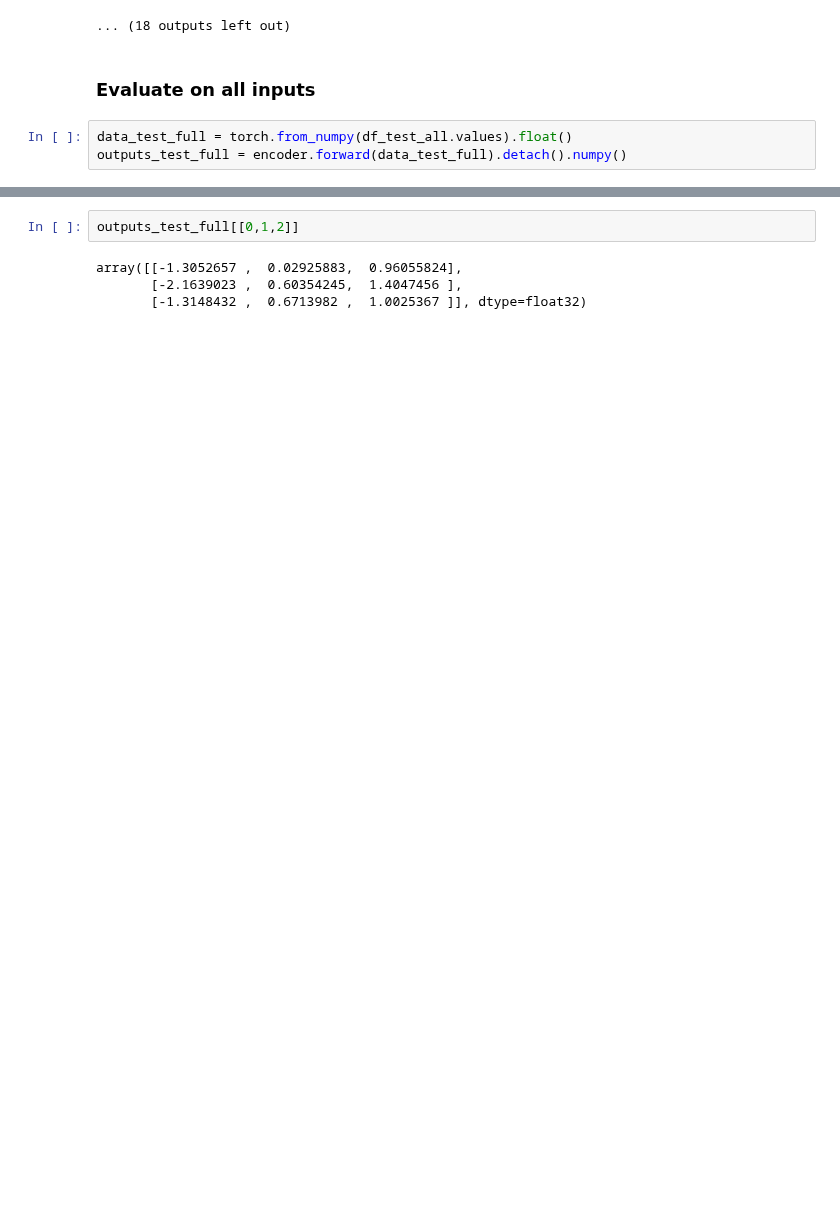
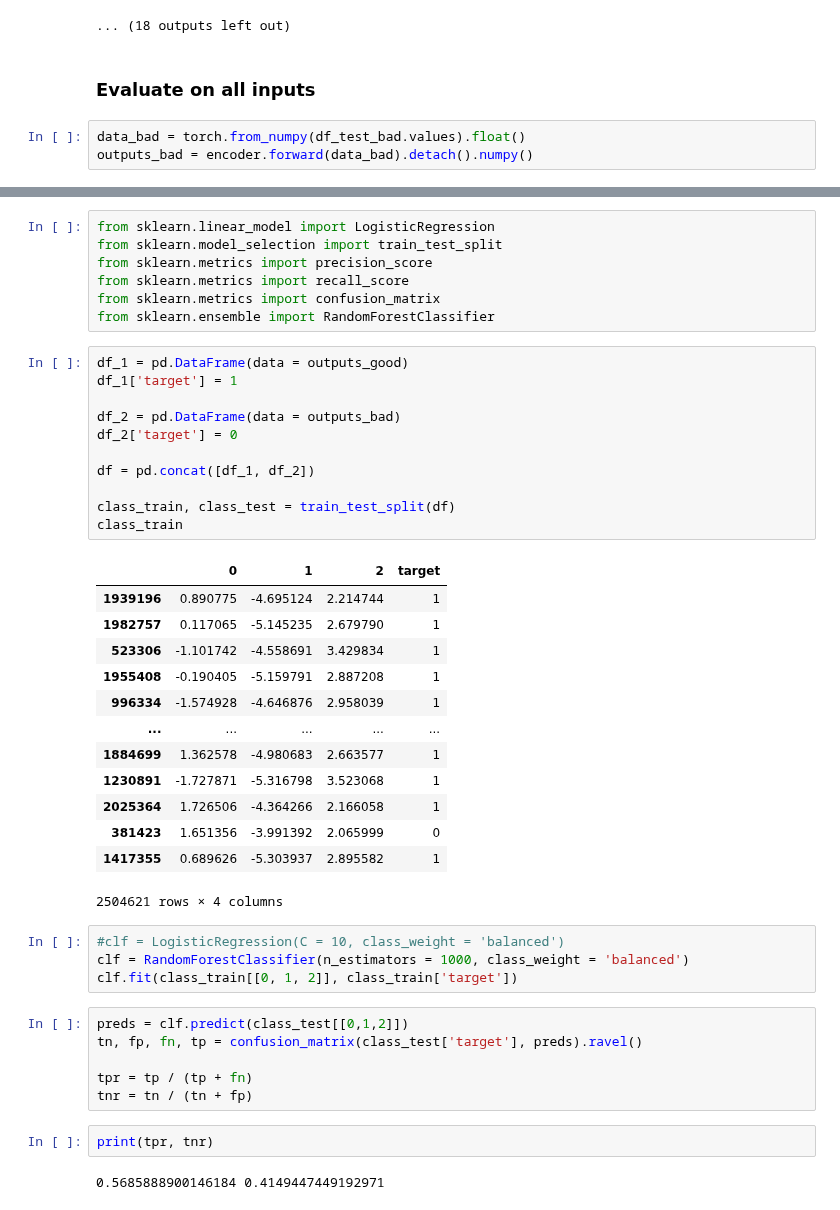
Before and after one commit to zcapjdb/UKAEAGroupProject, a Jupyter notebook: src/notebooks/AutoEncoderOutputs.ipynb, the cells around one changed output, grey strips where cells are left out. Cells and saved outputs as stored; diff of their text form; blank space fills up the shorter version.

```diff
--- a/src/notebooks/AutoEncoderOutputs.ipynb
+++ b/src/notebooks/AutoEncoderOutputs.ipynb
@@ -126,8 +126,8 @@ for i in train_keys:
 # %% [markdown]
 ### Evaluate on all inputs
 # %%
-data_test_full = torch.from_numpy(df_test_all.values).float()
-outputs_test_full = encoder.forward(data_test_full).detach().numpy()
+data_bad = torch.from_numpy(df_test_bad.values).float()
+outputs_bad = encoder.forward(data_bad).detach().numpy()
 # %%
 fig = plt.figure()
 ax = fig.add_subplot(111, projection='3d')
@@ -204,6 +160,46 @@ array([   4869,   22044,   44585,  129819,  135325,  226239,  345802,
 # %%
-outputs_test_full[[0,1,2]]
+from sklearn.linear_model import LogisticRegression
+from sklearn.model_selection import train_test_split
+from sklearn.metrics import precision_score
+from sklearn.metrics import recall_score
+from sklearn.metrics import confusion_matrix
+from sklearn.ensemble import RandomForestClassifier
-# %% [output]
-array([[-1.3052657 ,  0.02925883,  0.96055824],
-       [-2.1639023 ,  0.60354245,  1.4047456 ],
-       [-1.3148432 ,  0.6713982 ,  1.0025367 ]], dtype=float32)
+# %%
+df_1 = pd.DataFrame(data = outputs_good)
+df_1['target'] = 1
+
+df_2 = pd.DataFrame(data = outputs_bad)
+df_2['target'] = 0
+
+df = pd.concat([df_1, df_2])
+
+class_train, class_test = train_test_split(df)
+class_train
+# %% [output]
+|  | 0 | 1 | 2 | target |
+| 1939196 | 0.890775 | -4.695124 | 2.214744 | 1 |
+| 1982757 | 0.117065 | -5.145235 | 2.679790 | 1 |
+| 523306 | -1.101742 | -4.558691 | 3.429834 | 1 |
+| 1955408 | -0.190405 | -5.159791 | 2.887208 | 1 |
+| 996334 | -1.574928 | -4.646876 | 2.958039 | 1 |
+| ... | ... | ... | ... | ... |
+| 1884699 | 1.362578 | -4.980683 | 2.663577 | 1 |
+| 1230891 | -1.727871 | -5.316798 | 3.523068 | 1 |
+| 2025364 | 1.726506 | -4.364266 | 2.166058 | 1 |
+| 381423 | 1.651356 | -3.991392 | 2.065999 | 0 |
+| 1417355 | 0.689626 | -5.303937 | 2.895582 | 1 |
+2504621 rows × 4 columns
+# %%
+#clf = LogisticRegression(C = 10, class_weight = 'balanced')
+clf = RandomForestClassifier(n_estimators = 1000, class_weight = 'balanced')
+clf.fit(class_train[[0, 1, 2]], class_train['target'])
+# %%
+preds = clf.predict(class_test[[0,1,2]])
+tn, fp, fn, tp = confusion_matrix(class_test['target'], preds).ravel()
+
+tpr = tp / (tp + fn)
+tnr = tn / (tn + fp)
+# %%
+print(tpr, tnr)
+# %% [output]
+0.5685888900146184 0.4149447449192971
```
Also changed, not shown: parts of 12 cells of this notebook, 3 other files.
